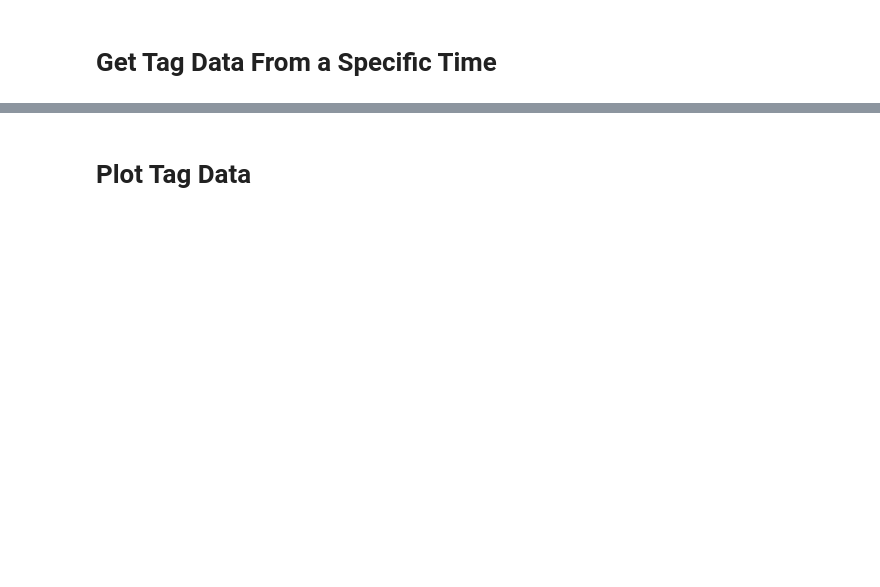
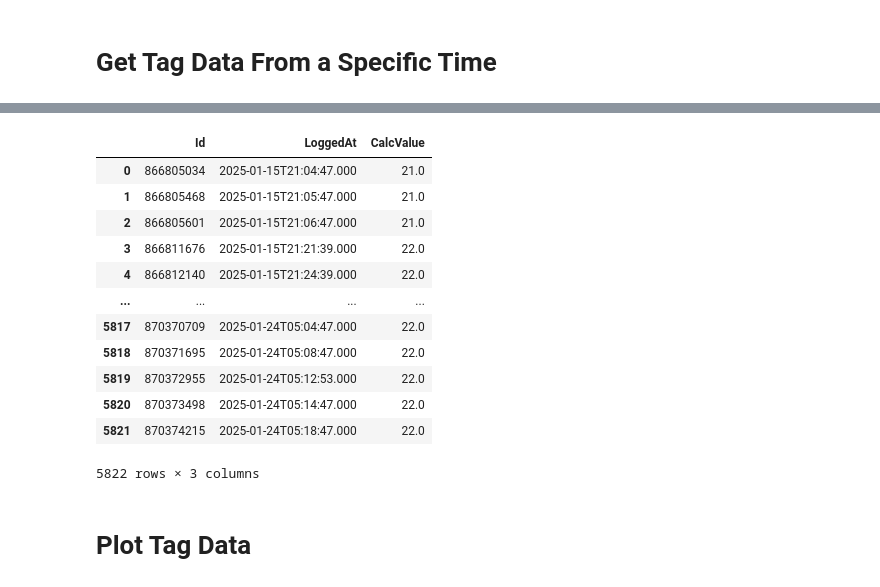
Before and after one commit to MachineSaver/MachineSaver, a Jupyter notebook: Machine_Saver_Web_Portal_API_Integration_Examples.ipynb, the cells around one changed output, grey strips where cells are left out. Drawn from its saved outputs; the diff is of its cells as text; code cells hidden in the pictures; blank space fills up the shorter version.

```diff
--- a/Machine_Saver_Web_Portal_API_Integration_Examples.ipynb
+++ b/Machine_Saver_Web_Portal_API_Integration_Examples.ipynb
@@ -161,26 +303,3 @@ Values that do not end in (RMS) and are of the type "DS" are the analysis vibrat
 ![download.png](embedded-picture-1)
 # %% [markdown]
 # Get Tag Data From a Specific Time
-# %%
-def get_tag_data(tag_id: int,
-                  access_token: str,
-                  start_time: Optional[str] = None,
-                  end_time: Optional[str] = None) -> List[Dict]:
-    """Fetch tag data from Machine Saver API."""
-
-    url = f"https://api.portal.machinesaver.com/v1/TagData"
-    headers = {'Authorization': f'Bearer {access_token}'}
-
-    params = {'tagId': tag_id}
-    if start_time:
-        params['startTime'] = start_time
-    if end_time:
-        params['endTime'] = end_time
-
-    try:
-        response = requests.get(url, headers=headers, params=params)
-        response.raise_for_status()
-        return response.json()
-    except Exception as e:
-        print(f"Error: {response.status_code} - {response.text}")
-        return None
@@ -193,3 +435,20 @@ print(tag_data)
+# %%
+tag_data = get_tag_data(tag_id=1134796, access_token=access_token)
+display(tag_data)
+# %% [output]
+|  | Id | LoggedAt | CalcValue |
+| 0 | 866805034 | 2025-01-15T21:04:47.000 | 21.0 |
+| 1 | 866805468 | 2025-01-15T21:05:47.000 | 21.0 |
+| 2 | 866805601 | 2025-01-15T21:06:47.000 | 21.0 |
+| 3 | 866811676 | 2025-01-15T21:21:39.000 | 22.0 |
+| 4 | 866812140 | 2025-01-15T21:24:39.000 | 22.0 |
+| ... | ... | ... | ... |
+| 5817 | 870370709 | 2025-01-24T05:04:47.000 | 22.0 |
+| 5818 | 870371695 | 2025-01-24T05:08:47.000 | 22.0 |
+| 5819 | 870372955 | 2025-01-24T05:12:53.000 | 22.0 |
+| 5820 | 870373498 | 2025-01-24T05:14:47.000 | 22.0 |
+| 5821 | 870374215 | 2025-01-24T05:18:47.000 | 22.0 |
+5822 rows × 3 columns
 # %% [markdown]
 # Plot Tag Data
 # %%
```
Also changed, not shown: parts of 24 cells of this notebook.
